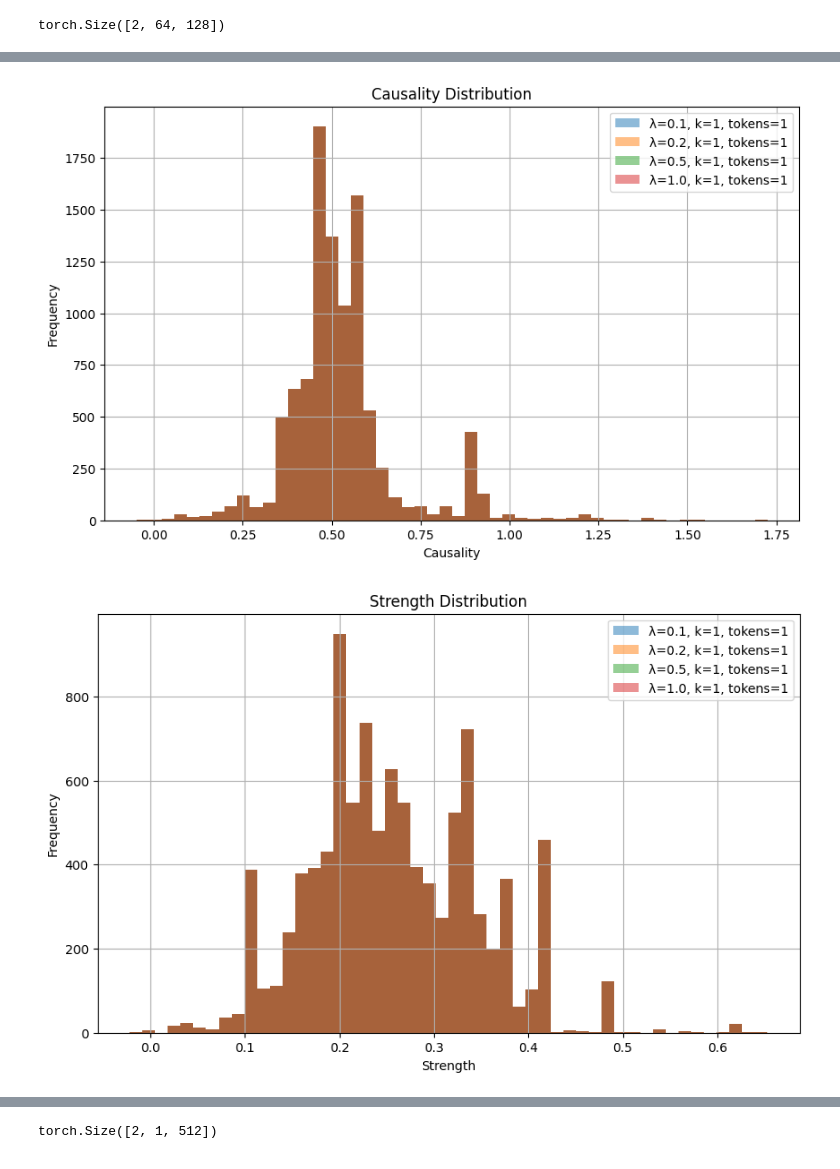
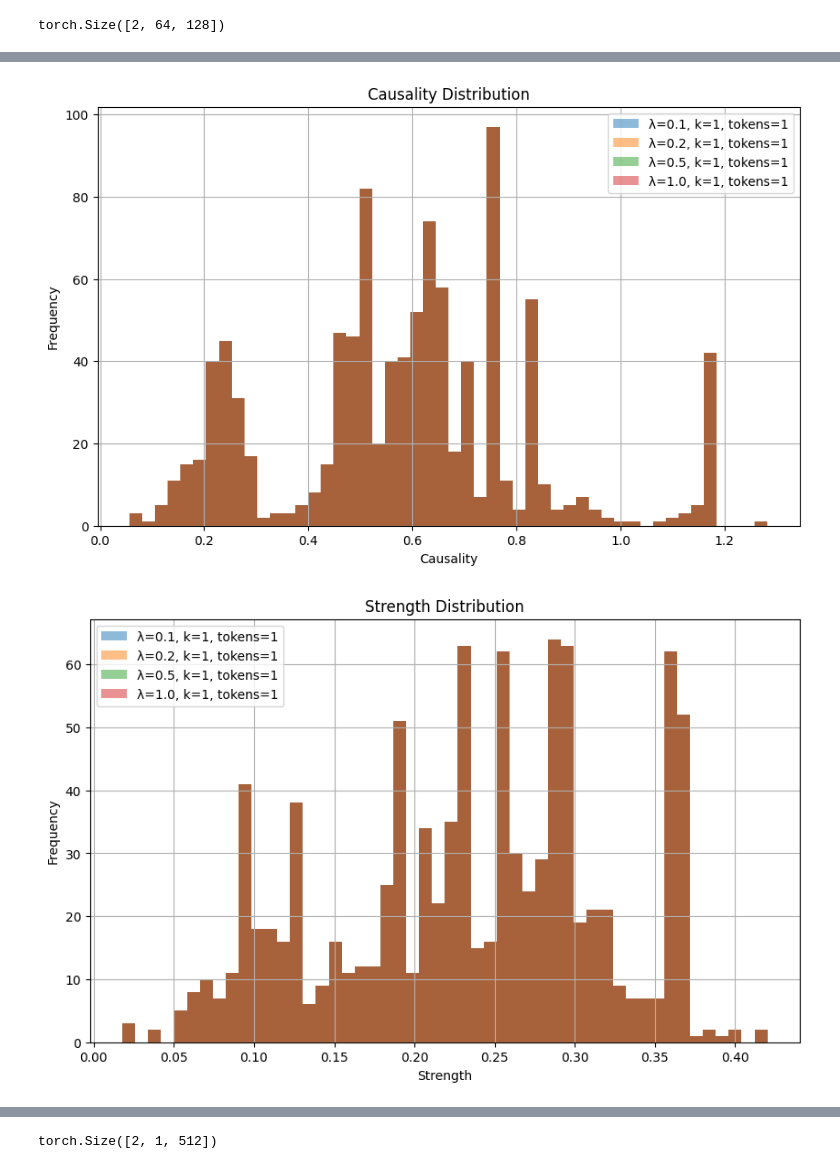
Before and after one commit to sidnb13/tensor-saes, a Jupyter notebook: notebooks/causal_attribution.ipynb, the cells around one changed output, grey strips where cells are left out. Saved outputs shown, nothing was run; the diff lists cells and outputs as text; code cells hidden in the pictures.

```diff
--- a/notebooks/causal_attribution.ipynb
+++ b/notebooks/causal_attribution.ipynb
@@ -19,7 +22,8 @@ env: CUDA_LAUNCH_BLOCKING=1
 # %%
 # model_name = "gpt2"
 # ckpt_path = "/home/sid/tensor-sae/checkpoints/all-layer-test/sae.safetensors"
-ckpt_path = "/home/sid/tensor-sae/checkpoints/pythia14m-all-layers-rp1t/pythia14m-all-layers-rp1t-sample_20240907_194626/layers.0_layers.1_layers.2_layers.3_layers.4_layers.5/sae-915.safetensors"
+# ckpt_path = "/home/sid/tensor-sae/checkpoints/pythia14m-all-layers-rp1t/pythia14m-all-layers-rp1t-sample_20240907_194626/layers.0_layers.1_layers.2_layers.3_layers.4_layers.5/sae-915.safetensors"
+ckpt_path = "/home/ubuntu/aiplay/tensor-saes/checkpoints/pythia14m-all-layers-rp1t/pythia14m-all-layers-rp1t-sample_20240908_074648/layers.0_layers.1_layers.2_layers.3_layers.4_layers.5/sae-14633.safetensors"
 model_name = "EleutherAI/pythia-14m"
 # %%
 # to use jacrevd need eager implementation
@@ -272,10 +737,10 @@ tensor([[ 9423, 17540, 12526, 14170],
 # %%
 #I suspect the most efficient way to go about thos jacobian computation is to modify the gpt2 forward pass
 # %%
-dataset = datasets.load_dataset(
-    "togethercomputer/RedPajama-Data-1T-Sample",
-    split="train",
-    trust_remote_code=True,
-).select(range(16))
-tokenizer = AutoTokenizer.from_pretrained("gpt2")
-tokenized = chunk_and_tokenize(dataset, tokenizer, max_seq_len=64)
+# dataset = datasets.load_dataset(
+#     "togethercomputer/RedPajama-Data-1T-Sample",
+#     split="train",
+#     trust_remote_code=True,
+# ).select(range(16))
+# tokenizer = AutoTokenizer.from_pretrained("gpt2")
+# tokenized = chunk_and_tokenize(dataset, tokenizer, max_seq_len=64)
@@ -456,4 +919,3 @@ dataset = datasets.load_dataset(
     trust_remote_code=True,
 )
 tokenizer = AutoTokenizer.from_pretrained("gpt2")
-tokenized = chunk_and_tokenize(dataset, tokenizer, max_seq_len=128)
@@ -459,0 +929,21 @@ tokenized = chunk_and_tokenize(dataset, tokenizer, max_seq_len=128)
+# %%
+import os
+import pickle
+
+# Define the path for saving/loading the tokenized dataset
+tokenized_path = 'tokenized_dataset.pkl'
+
+# Check if the tokenized dataset already exists
+if os.path.exists(tokenized_path):
+    # Load the tokenized dataset
+    with open(tokenized_path, 'rb') as f:
+        tokenized = pickle.load(f)
+    print("Loaded tokenized dataset from file.")
+else:
+    # If not present, tokenize the dataset
+    tokenized = chunk_and_tokenize(dataset, tokenizer, max_seq_len=128, num_proc=4, batch_size=100)
+
+    # Save the tokenized dataset
+    with open(tokenized_path, 'wb') as f:
+        pickle.dump(tokenized, f)
+    print("Tokenized dataset and saved to file.")
@@ -771,26 +1265,26 @@ Dataset({
 # %%
 import gc
 
 params = {
     "lambda_value": [0.1, 0.2, 0.5, 1.0],
     "feature_select_k": [1],
     "num_tokens": [1],
 }
 
 torch.cuda.empty_cache()
 gc.collect()
 
 results = run_evaluation(
     params,
     model,
-    tokenized.select(range(10000)),
-    batch_size=512,
+    tokenized.select(range(1000)),
+    batch_size=128,
     i=0,
     j=5,
     feature_encoder_weights=feature_encoder_weights,
     feature_encoder_bias=feature_encoder_bias,
     feature_decoder_weights=feature_decoder_weights,
 )
 # %% [output]
-[figure, old version]
+[figure, new version]
-[figure, old version]
+[figure, new version]
```
Also changed, not shown: parts of 43 cells of this notebook, 3 other files.
